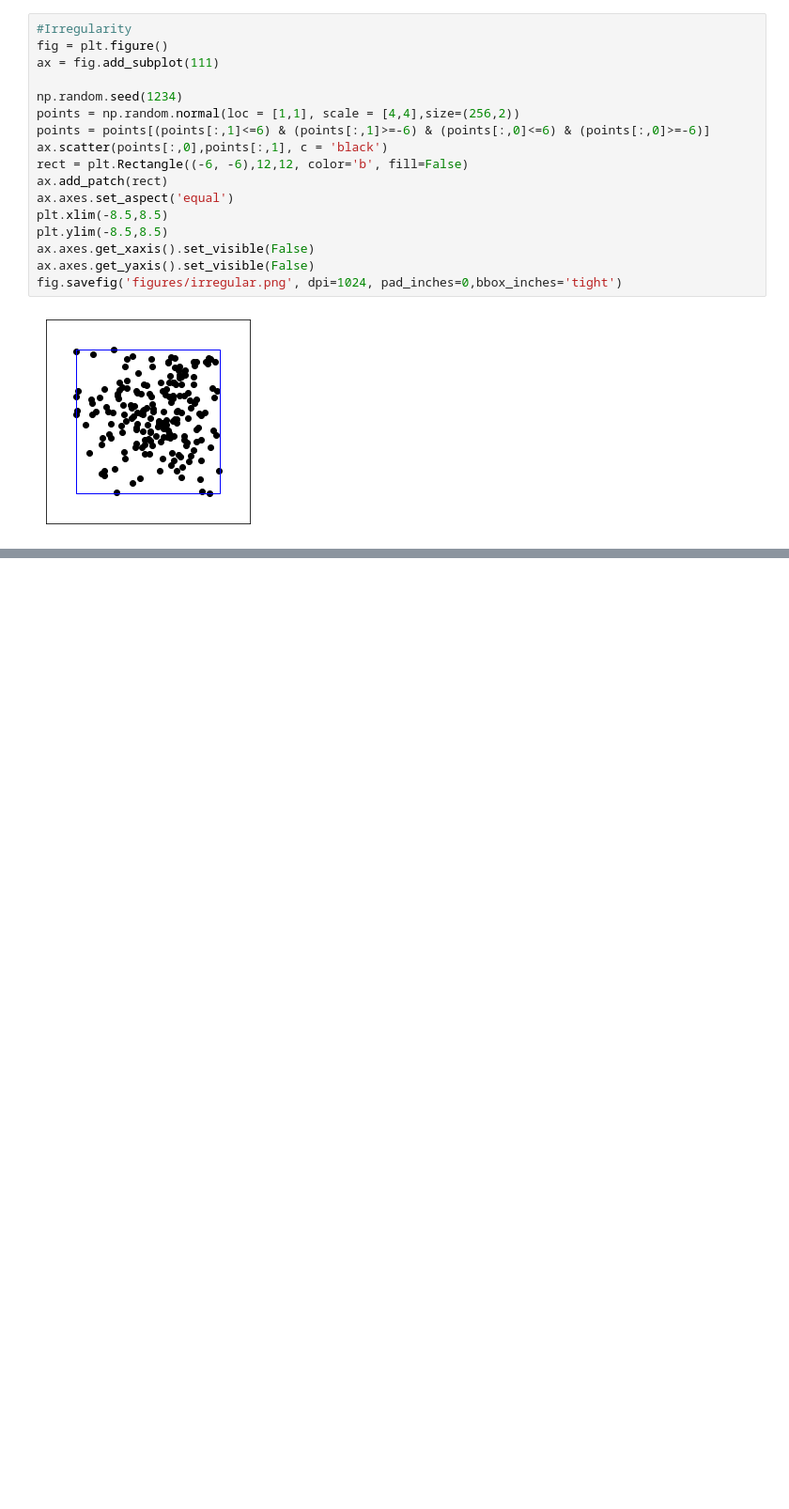
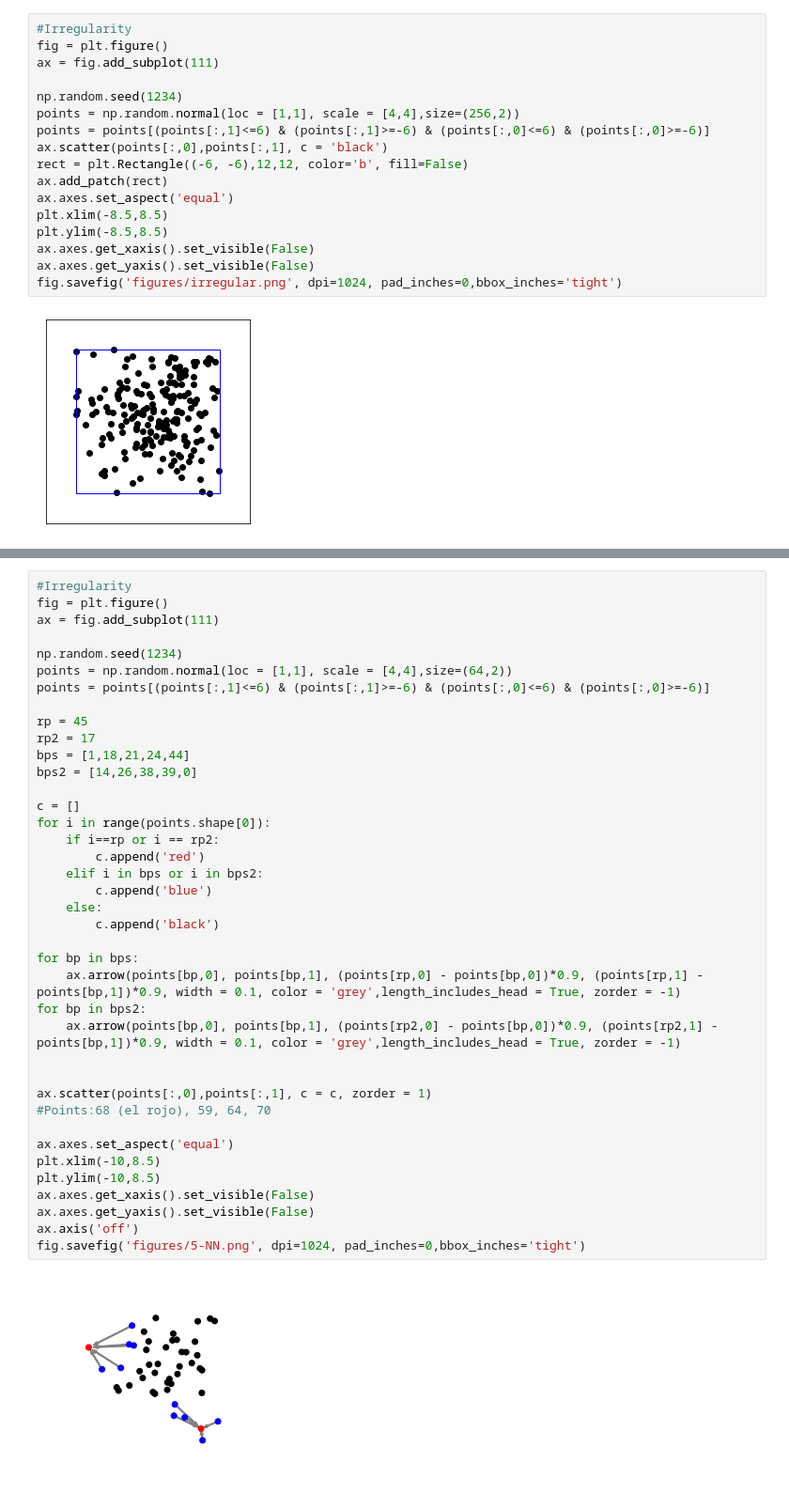
Before and after one commit to megaelius/LG-GCN, a Jupyter notebook: notebooks/visualize.ipynb, the cells around one changed output, grey strips where cells are left out. Shown at 94% size. Drawn from its saved outputs; the diff is of its cells as text; blank space fills up the shorter version.

```diff
--- a/visualize.ipynb
+++ b/notebooks/visualize.ipynb
@@ -849,0 +932,41 @@ fig.savefig('figures/regular.png', dpi=1024, pad_inches=0,bbox_inches='tight')
+# %%
+#Irregularity
+fig = plt.figure()
+ax = fig.add_subplot(111)
+
+np.random.seed(1234)
+points = np.random.normal(loc = [1,1], scale = [4,4],size=(64,2))
+points = points[(points[:,1]<=6) & (points[:,1]>=-6) & (points[:,0]<=6) & (points[:,0]>=-6)]
+
+rp = 45
+rp2 = 17
+bps = [1,18,21,24,44]
+bps2 = [14,26,38,39,0]
+
+c = []
+for i in range(points.shape[0]):
+    if i==rp or i == rp2:
+        c.append('red')
+    elif i in bps or i in bps2:
+        c.append('blue')
+    else:
+        c.append('black')
+
+for bp in bps:
+    ax.arrow(points[bp,0], points[bp,1], (points[rp,0] - points[bp,0])*0.9, (points[rp,1] - points[bp,1])*0.9, width = 0.1, color = 'grey',length_includes_head = True, zorder = -1)
+for bp in bps2:
+    ax.arrow(points[bp,0], points[bp,1], (points[rp2,0] - points[bp,0])*0.9, (points[rp2,1] - points[bp,1])*0.9, width = 0.1, color = 'grey',length_includes_head = True, zorder = -1)
+
+
+ax.scatter(points[:,0],points[:,1], c = c, zorder = 1)
+#Points:68 (el rojo), 59, 64, 70
+
+ax.axes.set_aspect('equal')
+plt.xlim(-10,8.5)
+plt.ylim(-10,8.5)
+ax.axes.get_xaxis().set_visible(False)
+ax.axes.get_yaxis().set_visible(False)
+ax.axis('off')
+fig.savefig('figures/5-NN.png', dpi=1024, pad_inches=0,bbox_inches='tight')
+# %% [output]
+[figure, added]
```
Also changed, not shown: parts of 4 cells of this notebook, 13 other files.
